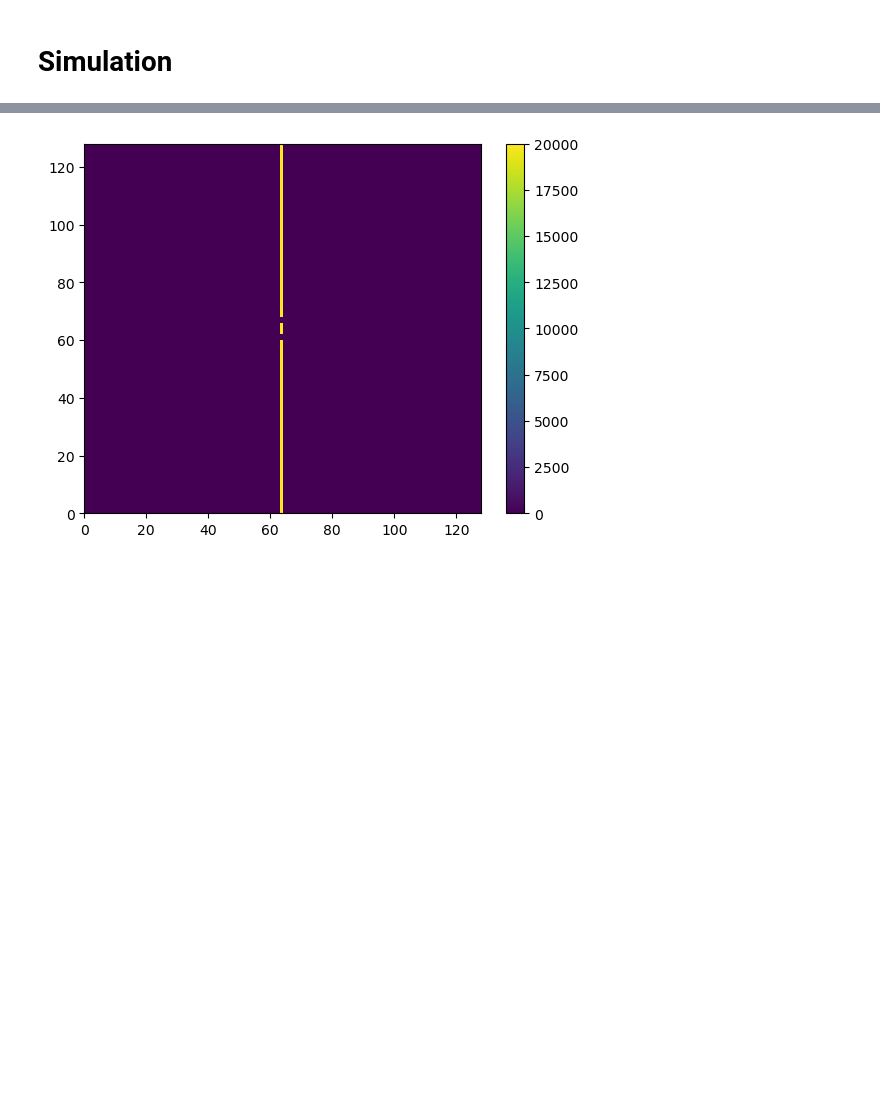
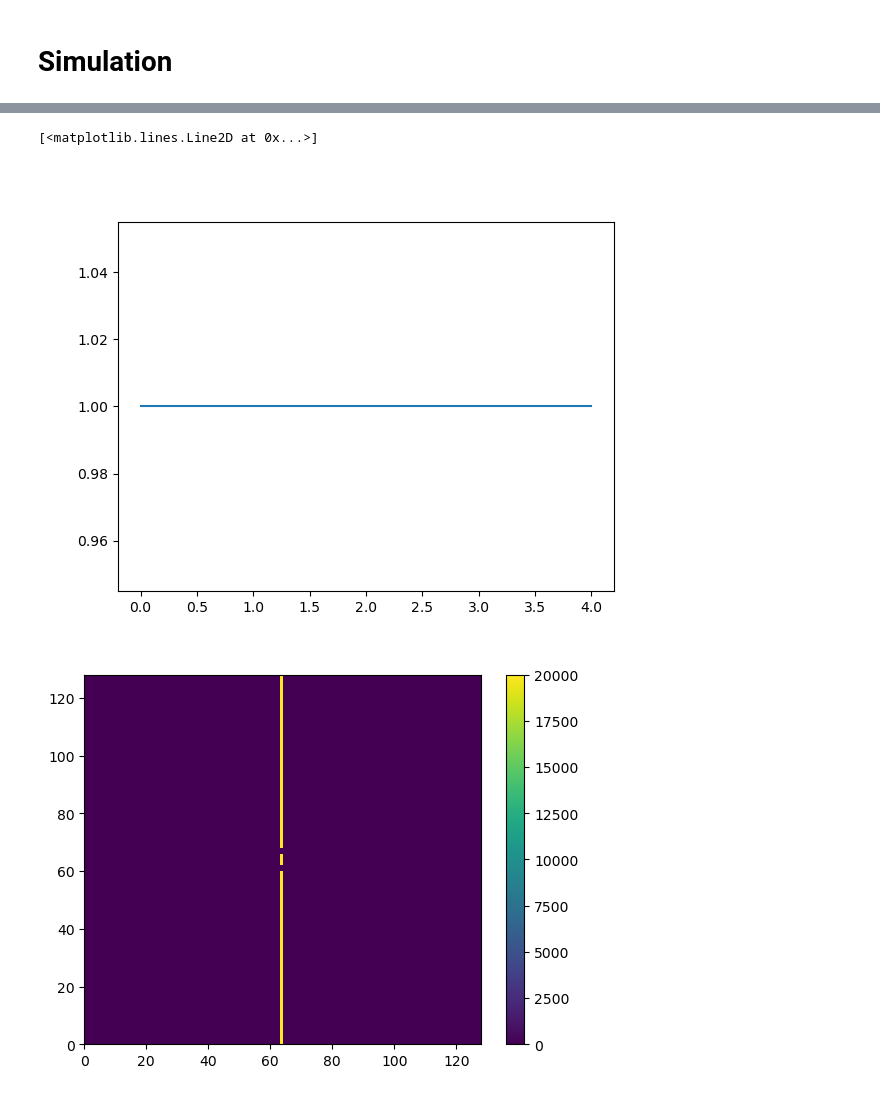
Before and after one commit to jannosch/qsynthi_prototyping, a Jupyter notebook: mapping_2.ipynb, the cells around one changed output, grey strips where cells are left out. Saved outputs shown, nothing was run; the diff lists cells and outputs as text; code cells hidden in the pictures; blank space fills up the shorter version.

```diff
--- a/mapping_2.ipynb
+++ b/mapping_2.ipynb
@@ -56,3 +78,9 @@ frames = simulation.sim(n, sim_fps, duration, slits, sim_speed, initial_state=in
+# %%
+plt.figure()
+plt.plot(np.sum(np.square(np.abs(frames)), axis=(1, 2))[:5])
+# %% [output]
+[<matplotlib.lines.Line2D at 0x...>]
+[figure, added]
 # %%
 plt.pcolormesh(pow(np.abs(frames[0]), 2.0/3.0), cmap='inferno', vmin=0, vmax=1)
 plt.pcolormesh(potential, vmin=0, vmax=20000)
```
Also changed, not shown: parts of 6 cells of this notebook, 1 other file.
